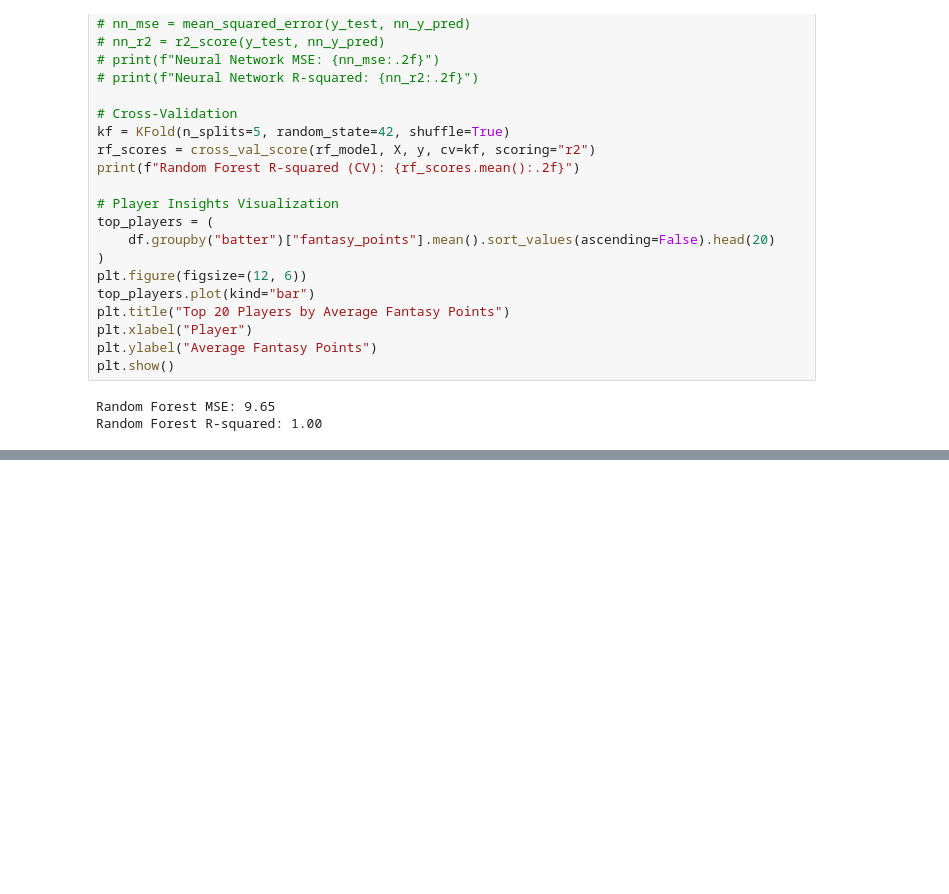
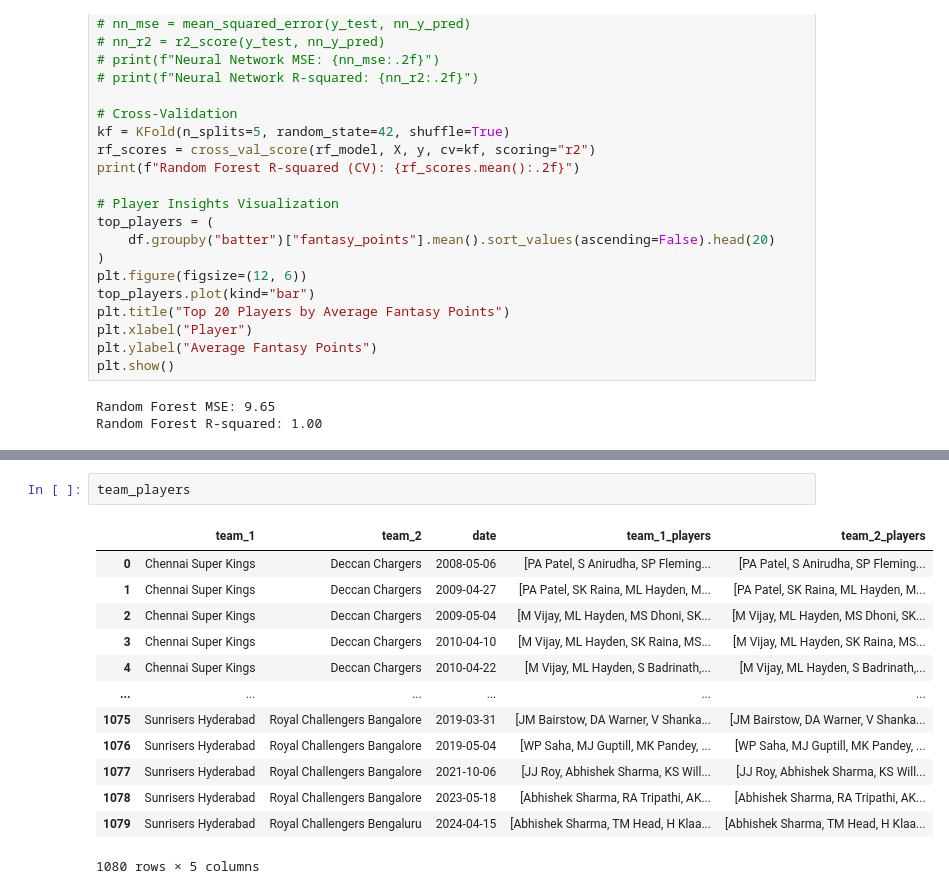
Before and after one commit to mashriram/ipl_analysis, a Jupyter notebook: master_dataframe_model.ipynb, the cells around one changed output, grey strips where cells are left out. Saved outputs shown, nothing was run; the diff lists cells and outputs as text; blank space fills up the shorter version.

```diff
--- a/master_dataframe_model.ipynb
+++ b/master_dataframe_model.ipynb
@@ -171,0 +708,16 @@ df
+# %%
+team_players
+# %% [output]
+|  | team_1 | team_2 | date | team_1_players | team_2_players |
+| 0 | Chennai Super Kings | Deccan Chargers | 2008-05-06 | [PA Patel, S Anirudha, SP Fleming... | [PA Patel, S Anirudha, SP Fleming... |
+| 1 | Chennai Super Kings | Deccan Chargers | 2009-04-27 | [PA Patel, SK Raina, ML Hayden, M... | [PA Patel, SK Raina, ML Hayden, M... |
+| 2 | Chennai Super Kings | Deccan Chargers | 2009-05-04 | [M Vijay, ML Hayden, MS Dhoni, SK... | [M Vijay, ML Hayden, MS Dhoni, SK... |
+| 3 | Chennai Super Kings | Deccan Chargers | 2010-04-10 | [M Vijay, ML Hayden, SK Raina, MS... | [M Vijay, ML Hayden, SK Raina, MS... |
+| 4 | Chennai Super Kings | Deccan Chargers | 2010-04-22 | [M Vijay, ML Hayden, S Badrinath,... | [M Vijay, ML Hayden, S Badrinath,... |
+| ... | ... | ... | ... | ... | ... |
+| 1075 | Sunrisers Hyderabad | Royal Challengers Bangalore | 2019-03-31 | [JM Bairstow, DA Warner, V Shanka... | [JM Bairstow, DA Warner, V Shanka... |
+| 1076 | Sunrisers Hyderabad | Royal Challengers Bangalore | 2019-05-04 | [WP Saha, MJ Guptill, MK Pandey, ... | [WP Saha, MJ Guptill, MK Pandey, ... |
+| 1077 | Sunrisers Hyderabad | Royal Challengers Bangalore | 2021-10-06 | [JJ Roy, Abhishek Sharma, KS Will... | [JJ Roy, Abhishek Sharma, KS Will... |
+| 1078 | Sunrisers Hyderabad | Royal Challengers Bangalore | 2023-05-18 | [Abhishek Sharma, RA Tripathi, AK... | [Abhishek Sharma, RA Tripathi, AK... |
+| 1079 | Sunrisers Hyderabad | Royal Challengers Bengaluru | 2024-04-15 | [Abhishek Sharma, TM Head, H Klaa... | [Abhishek Sharma, TM Head, H Klaa... |
+1080 rows × 5 columns
```
Also changed, not shown: parts of 14 cells of this notebook, 1 other file.
